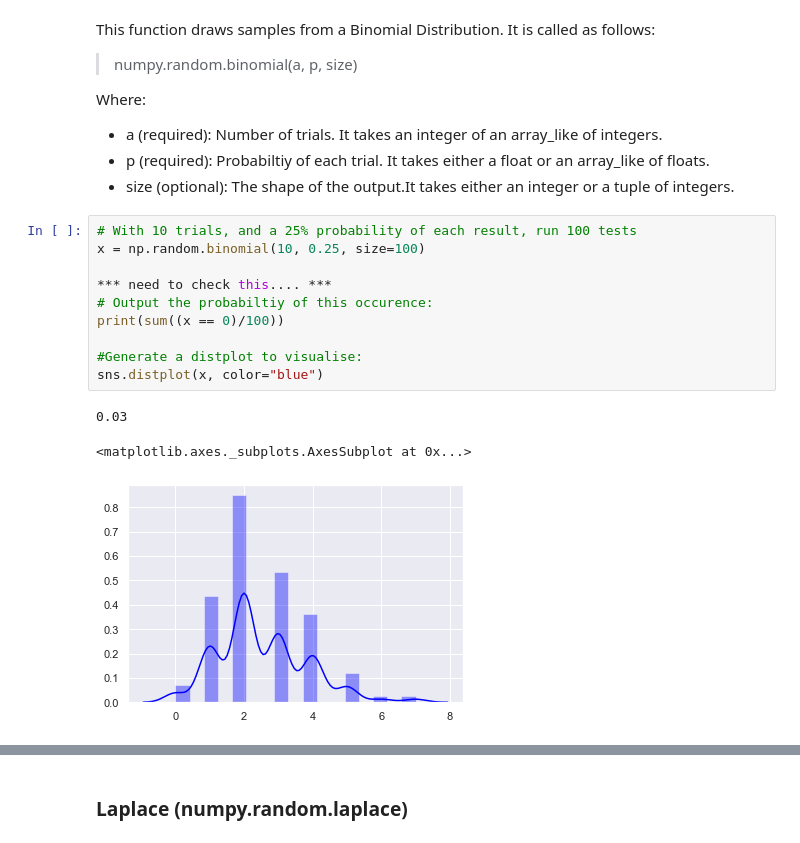
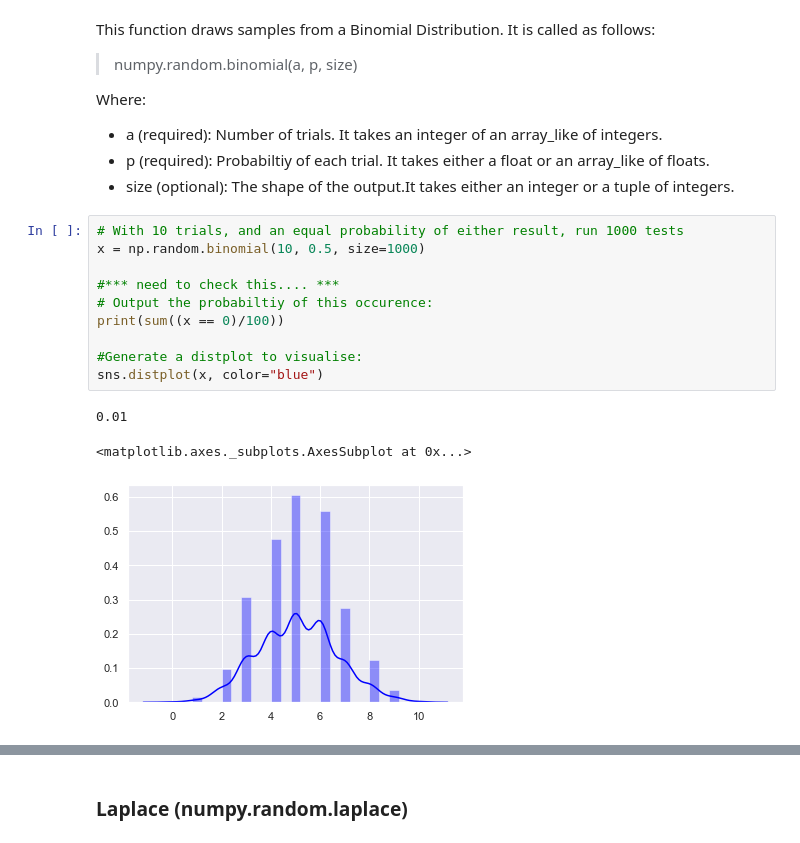
Before and after one commit to Pmcg1/ProgDA_Assignment, a Jupyter notebook: ProgDA_Assessment_1_2019.ipynb, the cells around one changed output, grey strips where cells are left out. Saved outputs shown, nothing was run; the diff lists cells and outputs as text.

Commit message:
expanded binomial dist section, added laplace and normal distributions

```diff
--- a/ProgDA_Assessment_1_2019.ipynb
+++ b/ProgDA_Assessment_1_2019.ipynb
@@ -426,16 +426,16 @@ Where:
 * p (required): Probabiltiy of each trial. It takes either a float or an array_like of floats.
 * size (optional): The shape of the output.It takes either an integer or a tuple of integers.
 # %%
-# With 10 trials, and a 25% probability of each result, run 100 tests
-x = np.random.binomial(10, 0.25, size=100)
+# With 10 trials, and an equal probability of either result, run 1000 tests
+x = np.random.binomial(10, 0.5, size=1000)
 
-*** need to check this.... ***
+#*** need to check this.... ***
 # Output the probabiltiy of this occurence:
 print(sum((x == 0)/100))
 
 #Generate a distplot to visualise:
 sns.distplot(x, color="blue")
 # %% [output]
-0.03
+0.01
 <matplotlib.axes._subplots.AxesSubplot at 0x...>
-[figure, old version]
+[figure, new version]
```
Also changed, not shown: parts of 11 cells of this notebook.
